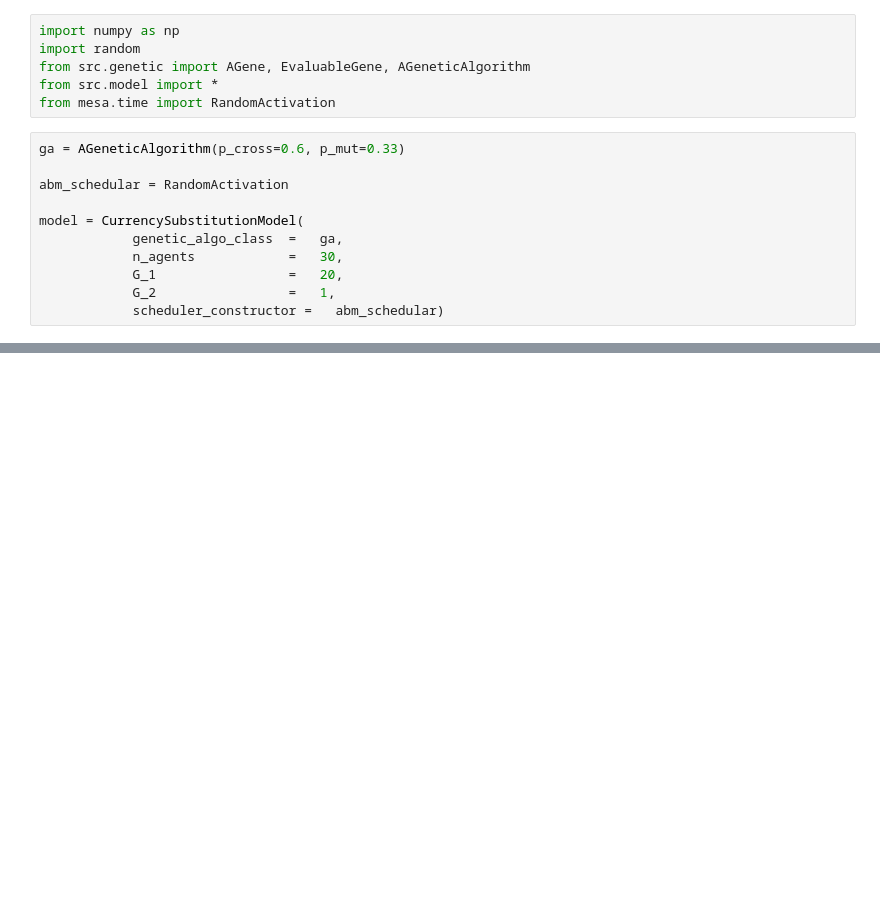
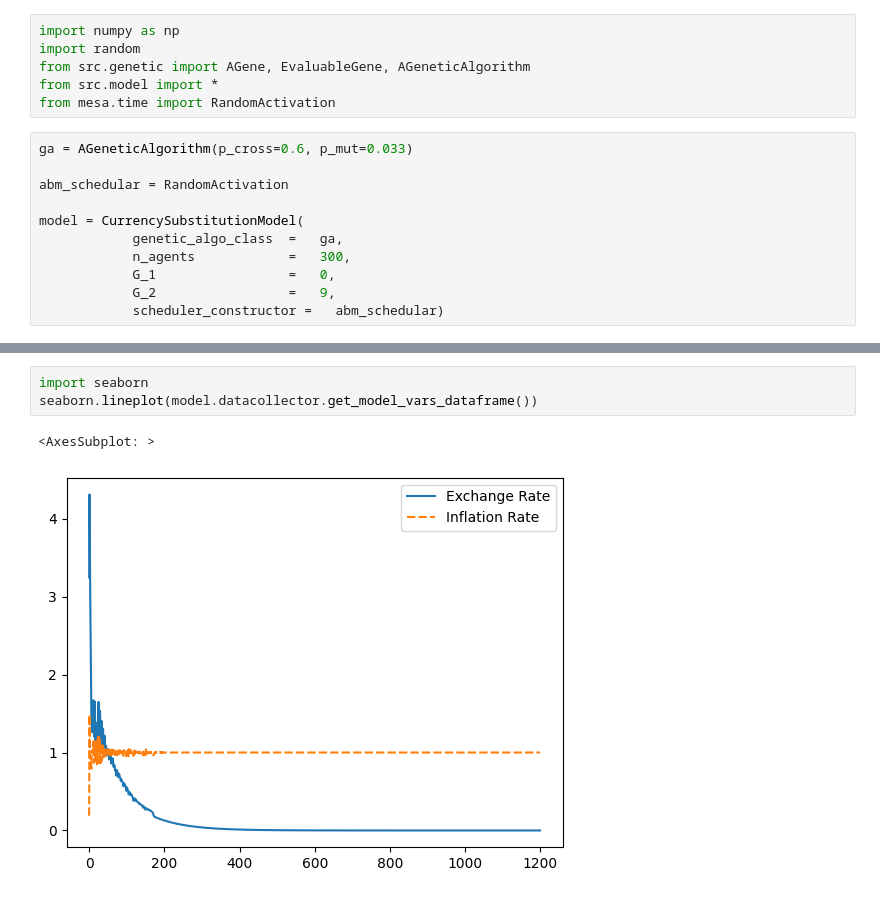
Before and after one commit to teddy21019/Econ-Code-Reproduction, a Jupyter notebook: Arifovic 01/sandbox.ipynb, the cells around one changed output, grey strips where cells are left out. Saved outputs shown, nothing was run; the diff lists cells and outputs as text; blank space fills up the shorter version.

```diff
--- a/Arifovic 01/sandbox.ipynb
+++ b/Arifovic 01/sandbox.ipynb
@@ -5,15 +5,15 @@ from src.genetic import AGene, EvaluableGene, AGeneticAlgorithm
 from src.model import *
 from mesa.time import RandomActivation
 # %%
-ga = AGeneticAlgorithm(p_cross=0.6, p_mut=0.33)
+ga = AGeneticAlgorithm(p_cross=0.6, p_mut=0.033)
 
 abm_schedular = RandomActivation
 
 model = CurrencySubstitutionModel(
             genetic_algo_class  =   ga,
-            n_agents            =   30,
-            G_1                 =   20,
-            G_2                 =   1,
+            n_agents            =   300,
+            G_1                 =   0,
+            G_2                 =   9,
             scheduler_constructor =   abm_schedular)
 # %%
 from tqdm import tqdm
@@ -166,0 +226,6 @@ for _ in tqdm(range(1000)):
+# %%
+import seaborn
+seaborn.lineplot(model.datacollector.get_model_vars_dataframe())
+# %% [output]
+<AxesSubplot: >
+[figure, added]
```
Also changed, not shown: parts of 2 cells of this notebook, 4 other files.
